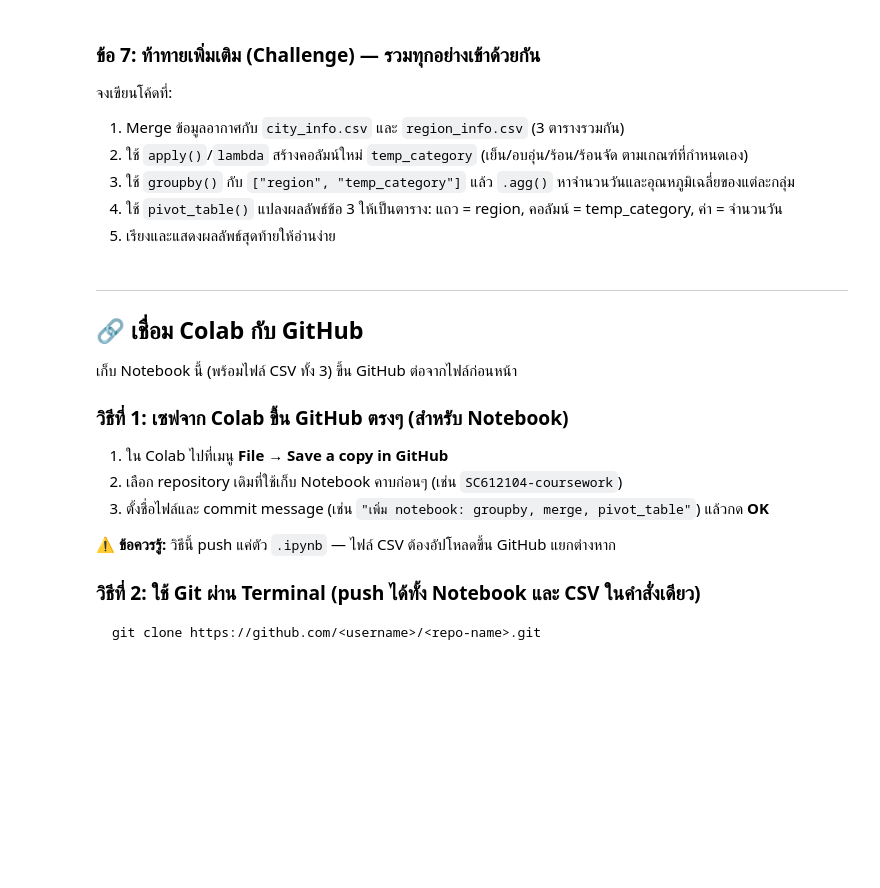
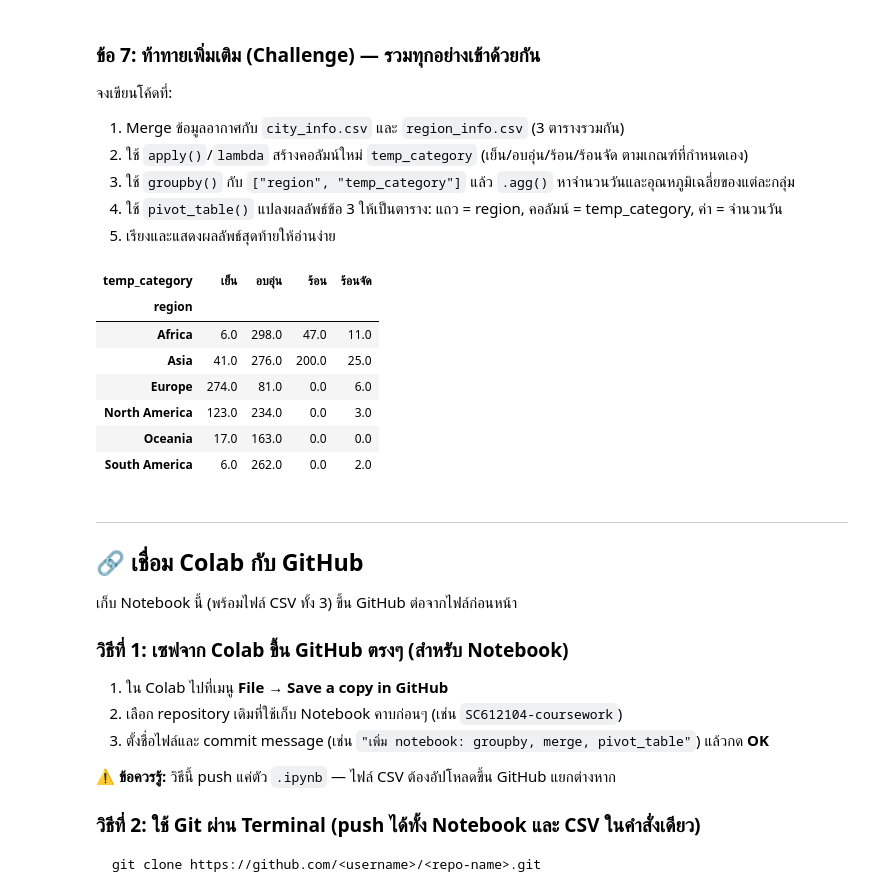
Before and after one commit to kulsiri19/683020564-6-kulsiri, a Jupyter notebook: SC612104_Session09_Pandas_Advanced.ipynb, the cells around one changed output. Saved outputs shown, nothing was run; the diff lists cells and outputs as text; code cells hidden in the pictures; blank space fills up the shorter version.

````diff
--- a/SC612104_Session09_Pandas_Advanced.ipynb
+++ b/SC612104_Session09_Pandas_Advanced.ipynb
@@ -835,3 +879,6 @@ lambda parameter: expression
 def some_name(parameter):
     return expression
 ```
+# %%
+df["temp_dv_10"] = df["temperature_c"]/10
+df["temp_dv_10"]
@@ -1050,3 +1211,42 @@ print(final_merge[show_columns].head(10))
+# %%
+# เขียนคำตอบข้อ 7 ที่นี่
+# 1. merge 3 ตารางเข้าด้วยกัน
+merge_df = pd.merge(df, city_info, on="city", how="inner")
+final_df = pd.merge(merge_df, region_info, left_on="region_x", right_on="region", how="inner")
+
+# 2. ใช้ apply() สร้าง columns temp_category
+def categorize_temp(temp):
+  if temp < 15:
+    return "เย็น"
+  elif 30 >= temp >= 15:
+    return "อบอุ่น"
+  elif 35 >= temp >= 30:
+    return "ร้อน"
+  else:
+    return "ร้อนจัด"
+final_df["temp_category"] = final_df["temperature_c"].apply(categorize_temp)
+
+# 3. ใช้ groupby()
+grouped_df = final_df.groupby(["region","temp_category"]).agg(avg_temp = ("temperature_c","mean"),total_days = ("city","count")).reset_index()
+
+# 4.ใช้ pivot_table()
+pivot_result = grouped_df.pivot_table(
+    index="region",
+    columns="temp_category",
+    values="total_days",fill_value=0)
+
+# 5. เรียงและแสดงผล
+pivot_result = pivot_result.reindex(columns=["เย็น","อบอุ่น","ร้อน","ร้อนจัด"])
+pivot_result
+# %% [output]
+| temp_category | เย็น | อบอุ่น | ร้อน | ร้อนจัด |
+| region |  |  |  |  |
+| Africa | 6.0 | 298.0 | 47.0 | 11.0 |
+| Asia | 41.0 | 276.0 | 200.0 | 25.0 |
+| Europe | 274.0 | 81.0 | 0.0 | 6.0 |
+| North America | 123.0 | 234.0 | 0.0 | 3.0 |
+| Oceania | 17.0 | 163.0 | 0.0 | 0.0 |
+| South America | 6.0 | 262.0 | 0.0 | 2.0 |
 # %% [markdown]
 ---
 ## 🔗 เชื่อม Colab กับ GitHub
````
Also changed, not shown: parts of 18 cells of this notebook.
